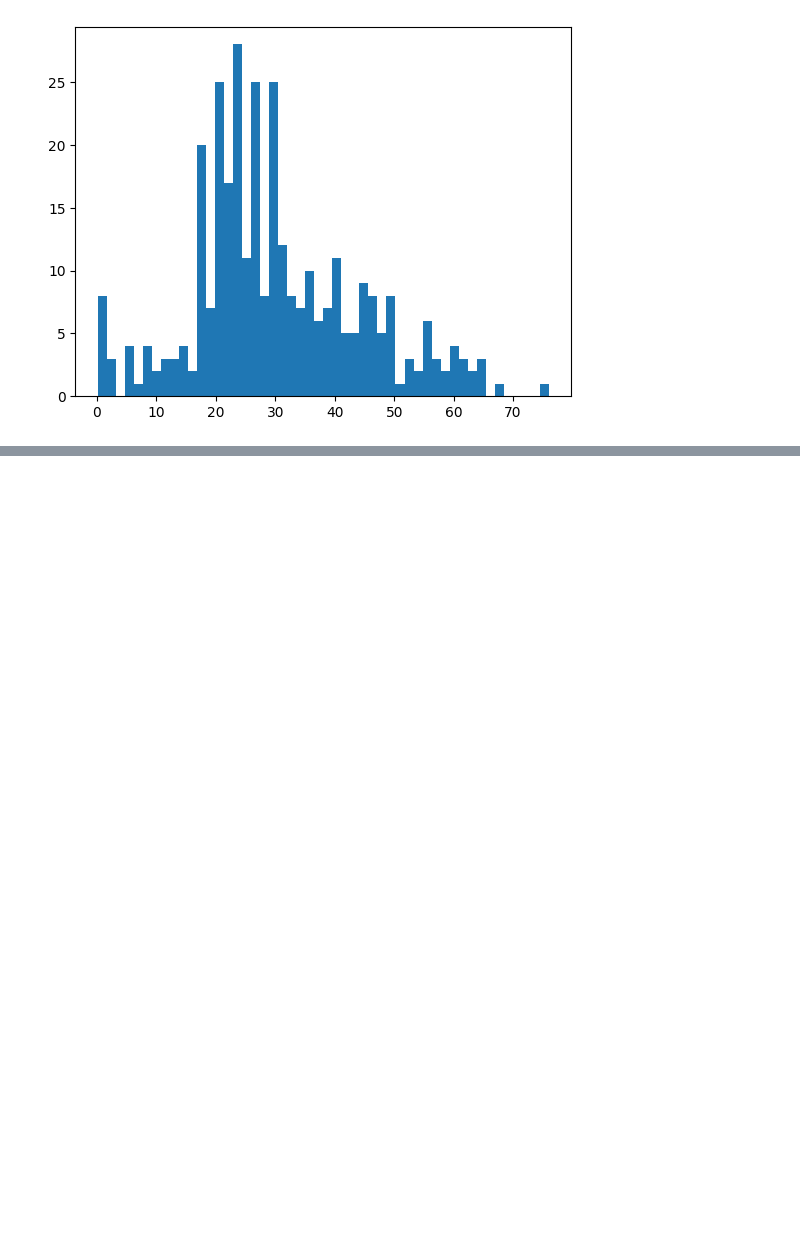
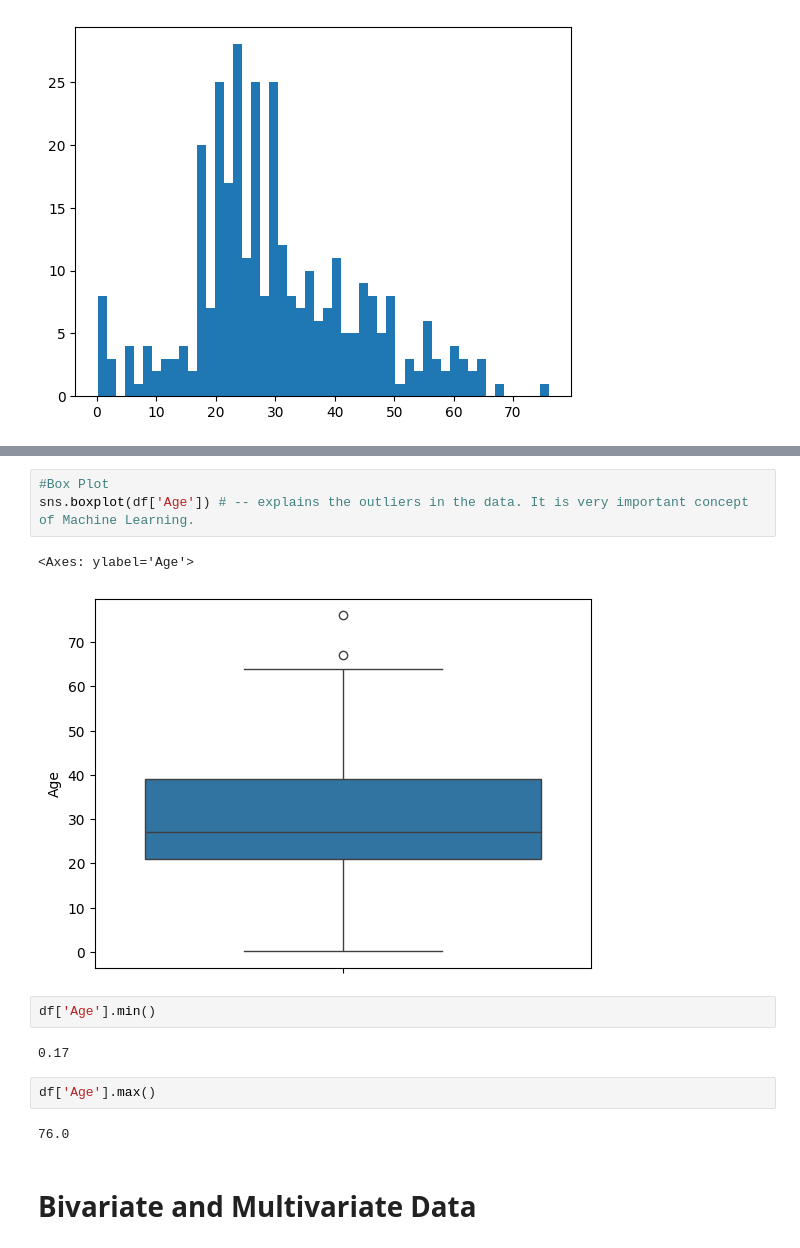
Before and after one commit to Kshubham0315/Complete-Machine-Learning, a Jupyter notebook: 6_ML.ipynb, the cells around one changed output, grey strips where cells are left out. Drawn from its saved outputs; the diff is of its cells as text; blank space fills up the shorter version.

```diff
--- a/6_ML.ipynb
+++ b/6_ML.ipynb
@@ -428,0 +460,16 @@ plt.hist(df['Age'],bins=50)
+# %%
+#Box Plot
+sns.boxplot(df['Age']) # -- explains the outliers in the data. It is very important concept of Machine Learning.
+# %% [output]
+<Axes: ylabel='Age'>
+[figure, added]
+# %%
+df['Age'].min()
+# %% [output]
+0.17
+# %%
+df['Age'].max()
+# %% [output]
+76.0
+# %% [markdown]
+# Bivariate and Multivariate Data
```
Also changed, not shown: parts of 32 cells of this notebook.
